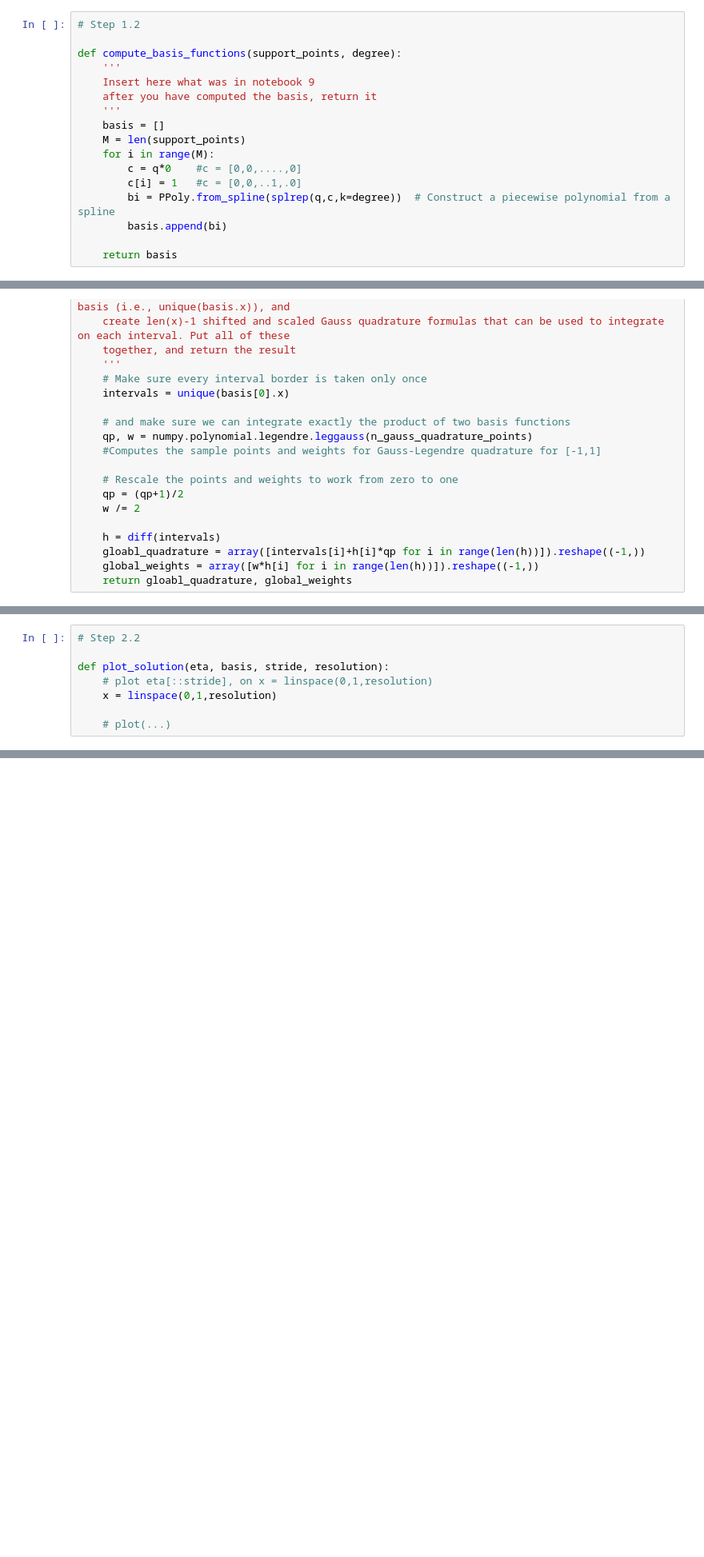
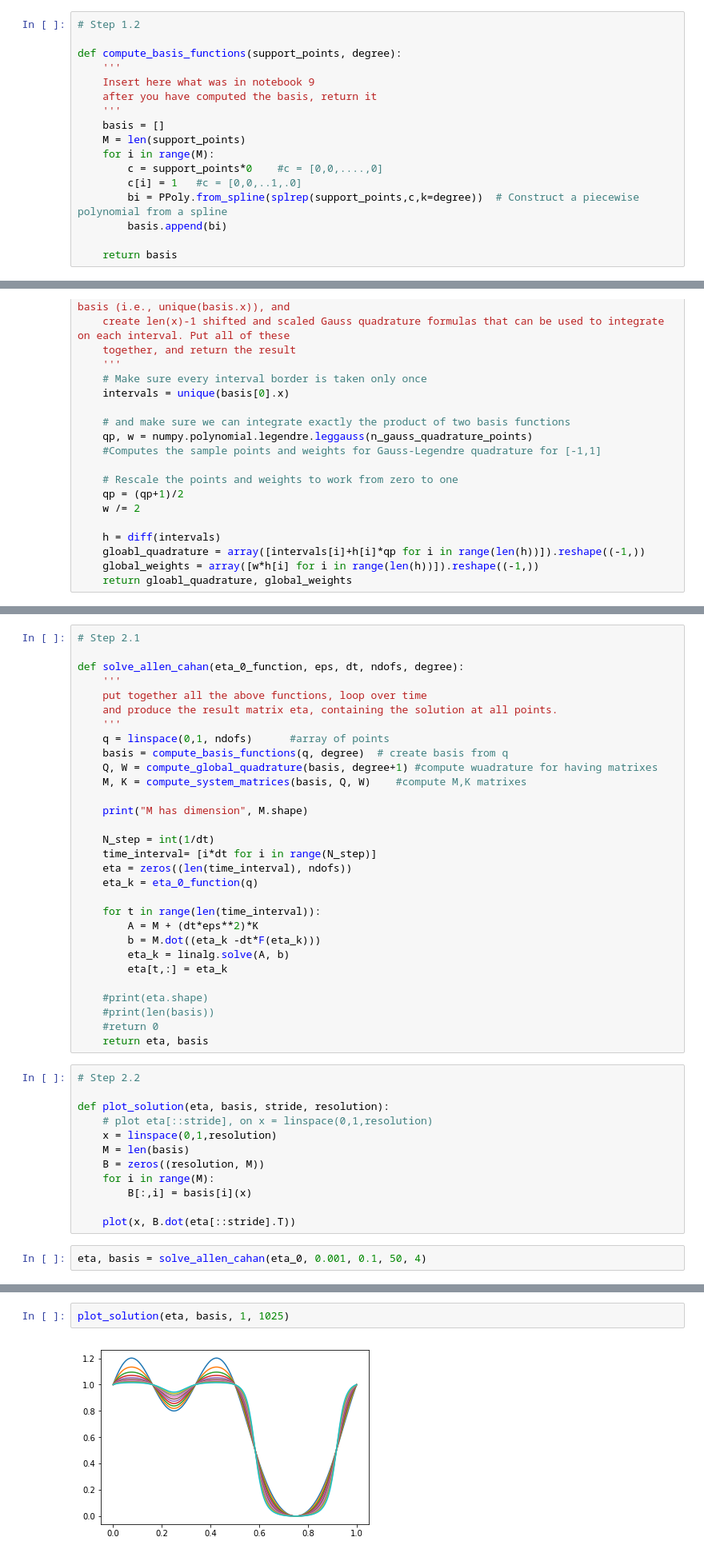
Before and after one commit to RobertoCorti/P1.4_seed, a Jupyter notebook: final_project/final_project_2019-2020.ipynb, the cells around one changed output, grey strips where cells are left out. Shown at 80% size. Drawn from its saved outputs; the diff is of its cells as text; blank space fills up the shorter version.

Commit message:
start step2

```diff
--- a/final_project/final_project_2019-2020.ipynb
+++ b/final_project/final_project_2019-2020.ipynb
@@ -132,9 +136,9 @@ def compute_basis_functions(support_points, degree):
     basis = []
     M = len(support_points)
     for i in range(M):
-        c = q*0    #c = [0,0,....,0]
+        c = support_points*0    #c = [0,0,....,0]
         c[i] = 1   #c = [0,0,..1,.0]
-        bi = PPoly.from_spline(splrep(q,c,k=degree))  # Construct a piecewise polynomial from a spline
+        bi = PPoly.from_spline(splrep(support_points,c,k=degree))  # Construct a piecewise polynomial from a spline
         basis.append(bi)
 
     return basis
@@ -207,8 +204,44 @@ def solve_allen_cahan(eta_0_function, eps, dt, ndofs, degree):
+# %%
+# Step 2.1
+
+def solve_allen_cahan(eta_0_function, eps, dt, ndofs, degree):
+    '''
+    put together all the above functions, loop over time
+    and produce the result matrix eta, containing the solution at all points.
+    '''
+    q = linspace(0,1, ndofs)      #array of points
+    basis = compute_basis_functions(q, degree)  # create basis from q
+    Q, W = compute_global_quadrature(basis, degree+1) #compute wuadrature for having matrixes
+    M, K = compute_system_matrices(basis, Q, W)    #compute M,K matrixes
+
+    print("M has dimension", M.shape)
+
+    N_step = int(1/dt)
+    time_interval= [i*dt for i in range(N_step)]
+    eta = zeros((len(time_interval), ndofs))
+    eta_k = eta_0_function(q)
+
+    for t in range(len(time_interval)):
+        A = M + (dt*eps**2)*K
+        b = M.dot((eta_k -dt*F(eta_k)))
+        eta_k = linalg.solve(A, b)
+        eta[t,:] = eta_k
+
+    #print(eta.shape)
+    #print(len(basis))
+    #return 0
+    return eta, basis
 # %%
 # Step 2.2
 
 def plot_solution(eta, basis, stride, resolution):
     # plot eta[::stride], on x = linspace(0,1,resolution)
     x = linspace(0,1,resolution)
+    M = len(basis)
+    B = zeros((resolution, M))
+    for i in range(M):
+        B[:,i] = basis[i](x)
 
-    # plot(...)
+    plot(x, B.dot(eta[::stride].T))
+# %%
+eta, basis = solve_allen_cahan(eta_0, 0.001, 0.1, 50, 4)
@@ -214,0 +250,4 @@ def plot_solution(eta, basis, stride, resolution):
+# %%
+plot_solution(eta, basis, 1, 1025)
+# %% [output]
+[figure, added]
```
Also changed, not shown: parts of 4 cells of this notebook, 1 other file.
